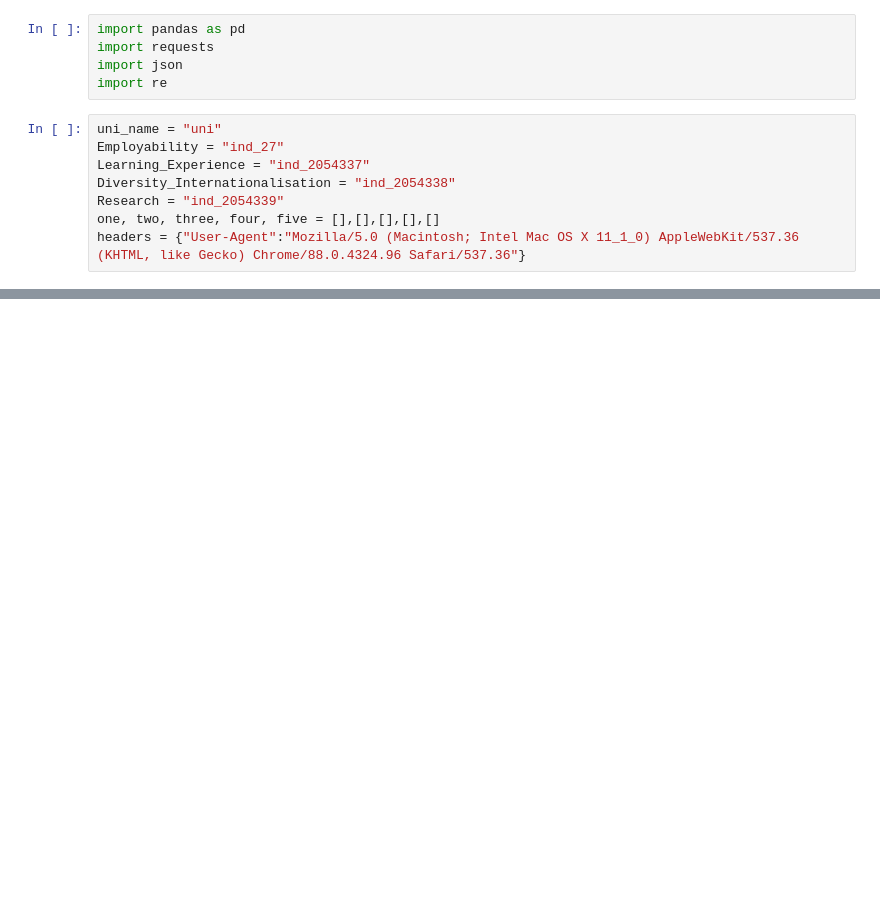
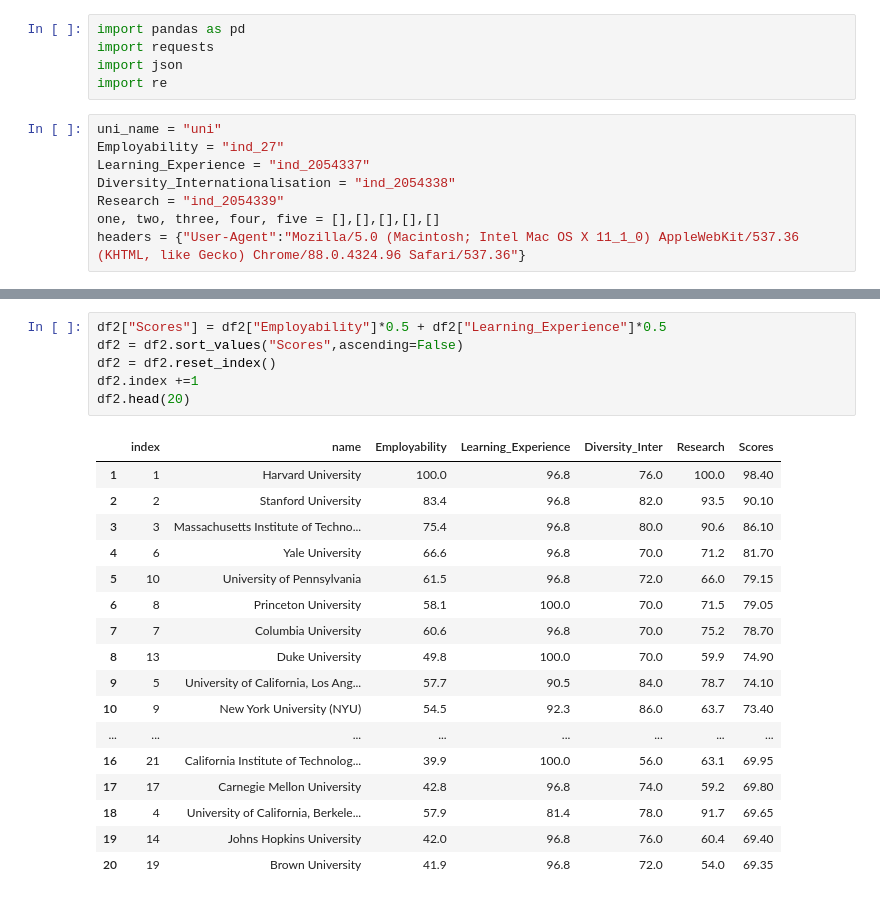
Before and after one commit to KurisuZhang/jijin, a Jupyter notebook: qs_ranking.ipynb, the cells around one changed output, grey strips where cells are left out. Drawn from its saved outputs; the diff is of its cells as text; blank space fills up the shorter version.

```diff
--- a/qs_ranking.ipynb
+++ b/qs_ranking.ipynb
@@ -41,0 +59,24 @@ df.to_excel("qsrank.xlsx")
+# %%
+df2["Scores"] = df2["Employability"]*0.5 + df2["Learning_Experience"]*0.5
+df2 = df2.sort_values("Scores",ascending=False)
+df2 = df2.reset_index()
+df2.index +=1
+df2.head(20)
+# %% [output]
+|  | index | name | Employability | Learning_Experience | Diversity_Inter | Research | Scores |
+| 1 | 1 | Harvard University | 100.0 | 96.8 | 76.0 | 100.0 | 98.40 |
+| 2 | 2 | Stanford University | 83.4 | 96.8 | 82.0 | 93.5 | 90.10 |
+| 3 | 3 | Massachusetts Institute of Techno... | 75.4 | 96.8 | 80.0 | 90.6 | 86.10 |
+| 4 | 6 | Yale University | 66.6 | 96.8 | 70.0 | 71.2 | 81.70 |
+| 5 | 10 | University of Pennsylvania | 61.5 | 96.8 | 72.0 | 66.0 | 79.15 |
+| 6 | 8 | Princeton University | 58.1 | 100.0 | 70.0 | 71.5 | 79.05 |
+| 7 | 7 | Columbia University | 60.6 | 96.8 | 70.0 | 75.2 | 78.70 |
+| 8 | 13 | Duke University | 49.8 | 100.0 | 70.0 | 59.9 | 74.90 |
+| 9 | 5 | University of California, Los Ang... | 57.7 | 90.5 | 84.0 | 78.7 | 74.10 |
+| 10 | 9 | New York University (NYU) | 54.5 | 92.3 | 86.0 | 63.7 | 73.40 |
+| ... | ... | ... | ... | ... | ... | ... | ... |
+| 16 | 21 | California Institute of Technolog... | 39.9 | 100.0 | 56.0 | 63.1 | 69.95 |
+| 17 | 17 | Carnegie Mellon University | 42.8 | 96.8 | 74.0 | 59.2 | 69.80 |
+| 18 | 4 | University of California, Berkele... | 57.9 | 81.4 | 78.0 | 91.7 | 69.65 |
+| 19 | 14 | Johns Hopkins University | 42.0 | 96.8 | 76.0 | 60.4 | 69.40 |
+| 20 | 19 | Brown University | 41.9 | 96.8 | 72.0 | 54.0 | 69.35 |
```
Also changed, not shown: parts of 18 cells of this notebook.
